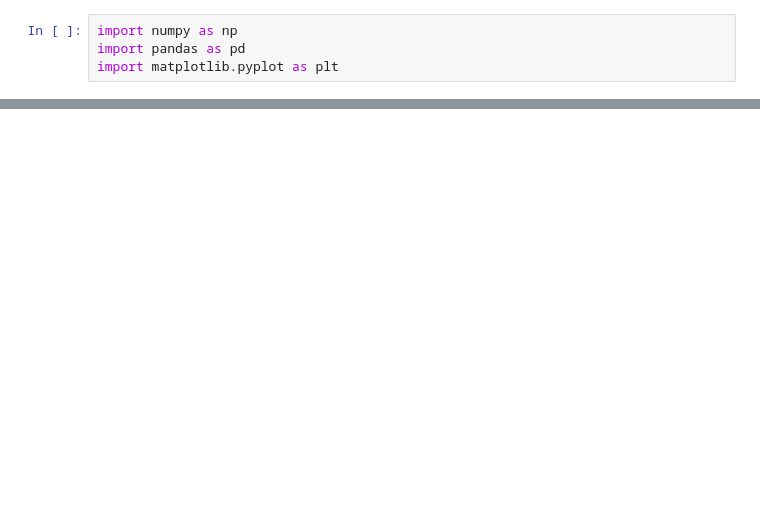
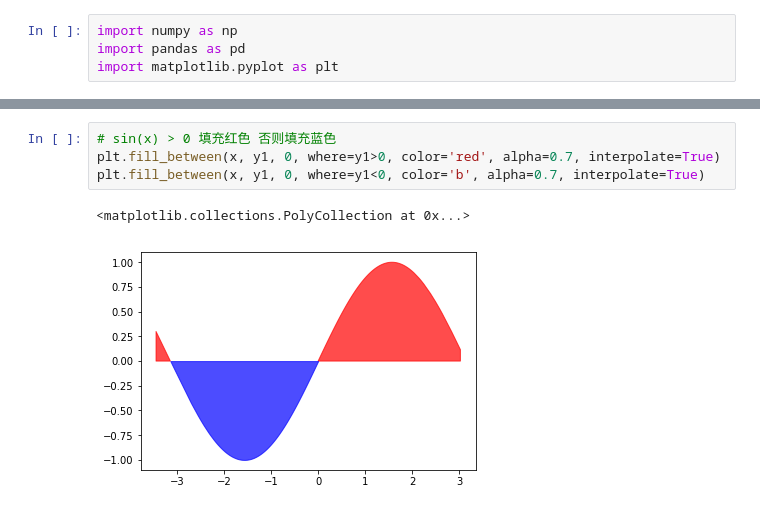
Before and after one commit to appbanana/MachineLearningAction, a Jupyter notebook: 可视化/07-面积图.ipynb, the cells around one changed output, grey strips where cells are left out. Saved outputs shown, nothing was run; the diff lists cells and outputs as text; blank space fills up the shorter version.

```diff
--- a/可视化/07-面积图.ipynb
+++ b/可视化/07-面积图.ipynb
@@ -17,0 +25,7 @@ plt.fill_between(x, y1, y2, color='r', alpha=0.7)
+# %%
+# sin(x) > 0 填充红色 否则填充蓝色
+plt.fill_between(x, y1, 0, where=y1>0, color='red', alpha=0.7, interpolate=True)
+plt.fill_between(x, y1, 0, where=y1<0, color='b', alpha=0.7, interpolate=True)
+# %% [output]
+<matplotlib.collections.PolyCollection at 0x...>
+[figure, added]
```
Also changed, not shown: parts of 31 cells of this notebook, 3 other files.
